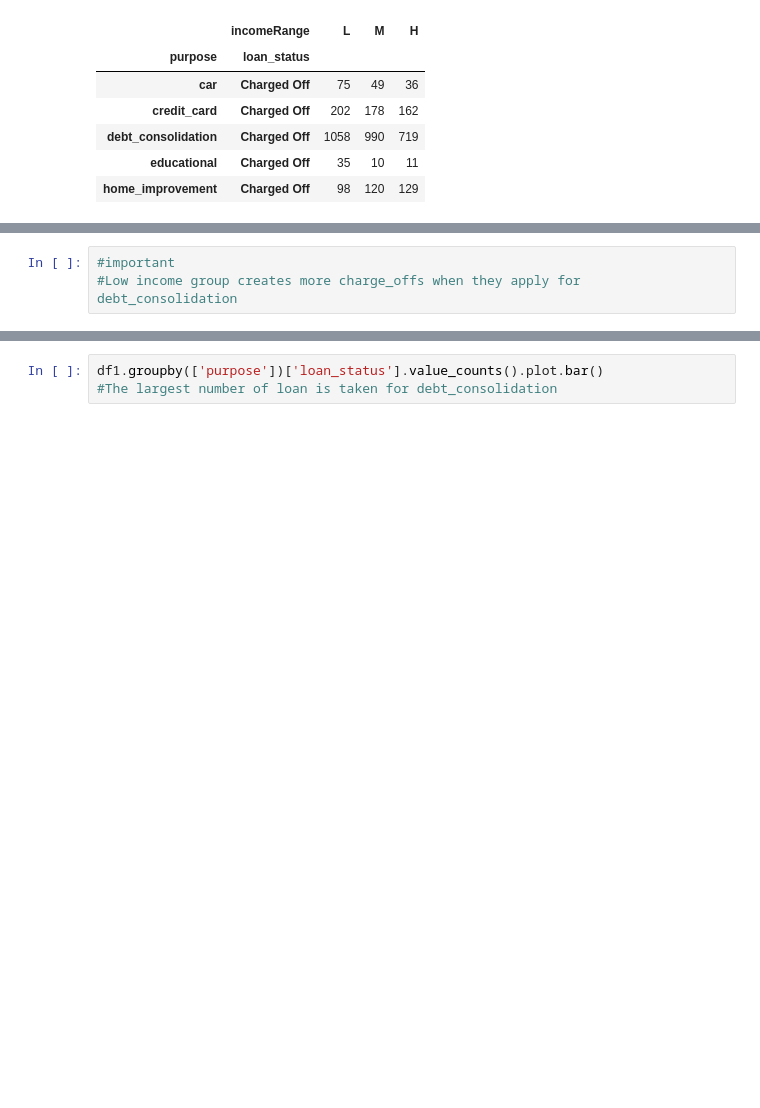
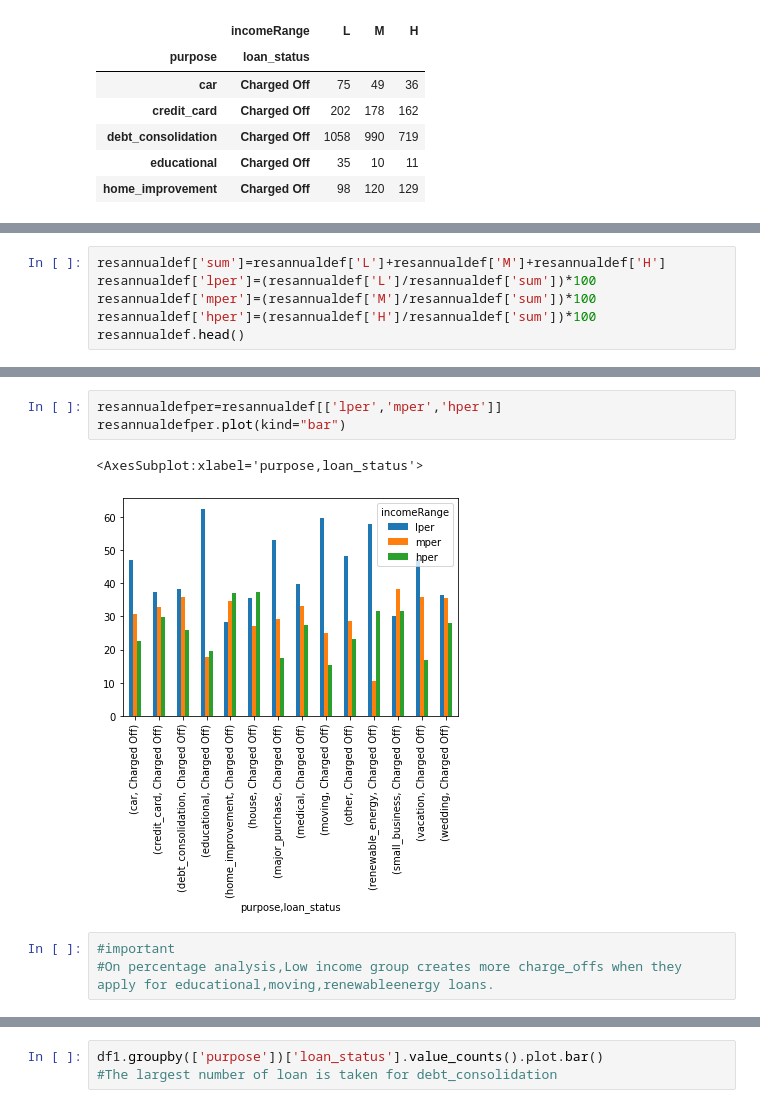
Before and after one commit to sreedevisreekumar/machinelearning, a Jupyter notebook: Assignment.ipynb, the cells around one changed output, grey strips where cells are left out. Drawn from its saved outputs; the diff is of its cells as text; blank space fills up the shorter version.

```diff
--- a/Assignment.ipynb
+++ b/Assignment.ipynb
@@ -303,0 +289,6 @@ plt.show()
+# %%
+resannualdef['sum']=resannualdef['L']+resannualdef['M']+resannualdef['H']
+resannualdef['lper']=(resannualdef['L']/resannualdef['sum'])*100
+resannualdef['mper']=(resannualdef['M']/resannualdef['sum'])*100
+resannualdef['hper']=(resannualdef['H']/resannualdef['sum'])*100
+resannualdef.head()
@@ -304,3 +313,9 @@ plt.show()
+# %%
+resannualdefper=resannualdef[['lper','mper','hper']]
+resannualdefper.plot(kind="bar")
+# %% [output]
+<AxesSubplot:xlabel='purpose,loan_status'>
+[figure, added]
 # %%
 #important
-#Low income group creates more charge_offs when they apply for debt_consolidation
+#On percentage analysis,Low income group creates more charge_offs when they apply for educational,moving,renewableenergy loans.
```
Also changed, not shown: parts of 30 cells of this notebook.
